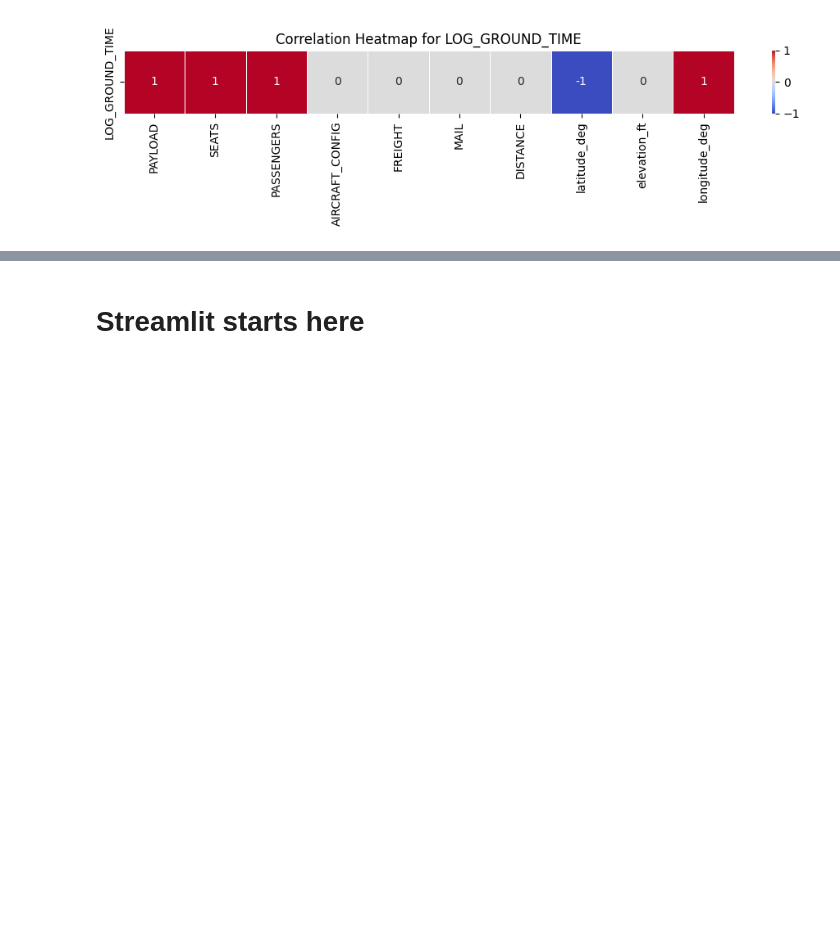
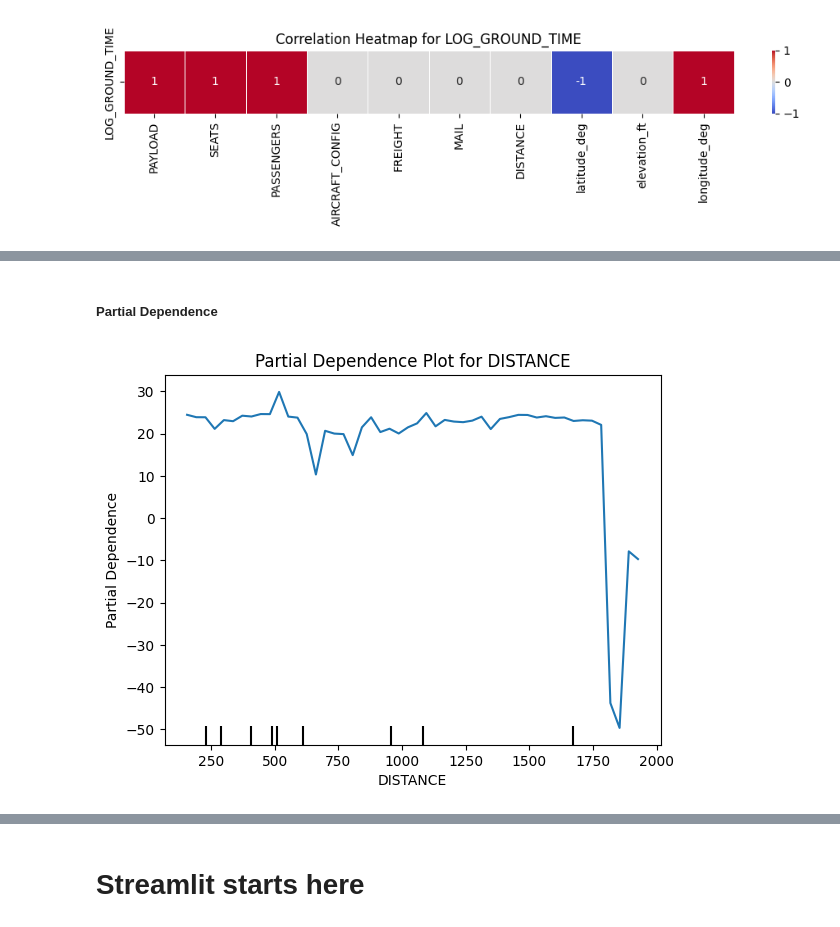
Before and after one commit to pietonov/AirGroundTime, a Jupyter notebook: Project.ipynb, the cells around one changed output, grey strips where cells are left out. Saved outputs shown, nothing was run; the diff lists cells and outputs as text; code cells hidden in the pictures; blank space fills up the shorter version.

```diff
--- a/Project.ipynb
+++ b/Project.ipynb
@@ -369,0 +528,9 @@ plt.show()
+# %%
+# Identify numerical columns to downcast
+numerical_cols = ['DEPARTURES_SCHEDULED', 'DEPARTURES_PERFORMED', 'PAYLOAD', 'SEATS',
+                  'PASSENGERS', 'FREIGHT', 'MAIL', 'DISTANCE', 'RAMP_TO_RAMP', 'AIR_TIME',
+                  'GROUND_TIME']
+
+# Downcast numerical columns
+for col in numerical_cols:
+    df_carrier_standardized[col] = pd.to_numeric(df_carrier_standardized[col], downcast='float')
@@ -369,0 +589,9 @@ plt.show()
+# %%
+# Encode LARGE_AIRPORT as binary
+df_carrier_standardized['LARGE_AIRPORT'] = df_carrier_standardized['type'].apply(lambda x: 1 if x == 'large_airport' else 0)
+
+# # One-hot encode UNIQUE_CARRIER (drop one category to avoid multicollinearity)
+# df_carrier_standardized = pd.get_dummies(df_carrier_standardized, columns=['UNIQUE_CARRIER'], drop_first=True)
+
+
+df_carrier_standardized['UNIQUE_CARRIER'] = df_carrier_standardized['UNIQUE_CARRIER'].astype('category')
@@ -369,0 +618,7 @@ plt.show()
+# %%
+# Train data: 2014–2022
+df_train = df_carrier_standardized[(df_carrier_standardized['YEAR'] >= 2014) &
+                                   (df_carrier_standardized['YEAR'] <= 2022)].copy()
+
+# Test data: 2023
+df_test = df_carrier_standardized[df_carrier_standardized['YEAR'] == 2023].copy()
@@ -369,0 +1638,4 @@ plt.show()
+# %%
+rf = RandomForestRegressor(n_estimators=100, max_features=2, random_state=153)
+rf.fit(train_data[predictors], train_data[response])
+predictions = rf.predict(test_data[predictors])
@@ -369,0 +1769,19 @@ plt.show()
+# %% [markdown]
+##### Partial Dependence
+# %%
+# Create partial dependence plot for "DISTANCE"
+PartialDependenceDisplay.from_estimator(
+    rf,
+    test_data[predictors],  # Feature data to compute dependence
+    features=['DISTANCE'],  # Variable for which to compute partial dependence
+    grid_resolution=50,     # Number of points in the grid for evaluation
+    kind="average",         # Averaging method for the partial dependence
+)
+
+# Add rug plot for visual clarity
+plt.title("Partial Dependence Plot for DISTANCE")
+plt.xlabel("DISTANCE")
+plt.ylabel("Partial Dependence")
+plt.show()
+# %% [output]
+[figure, added]
```
Also changed, not shown: parts of 134 cells of this notebook, 1 other file.
